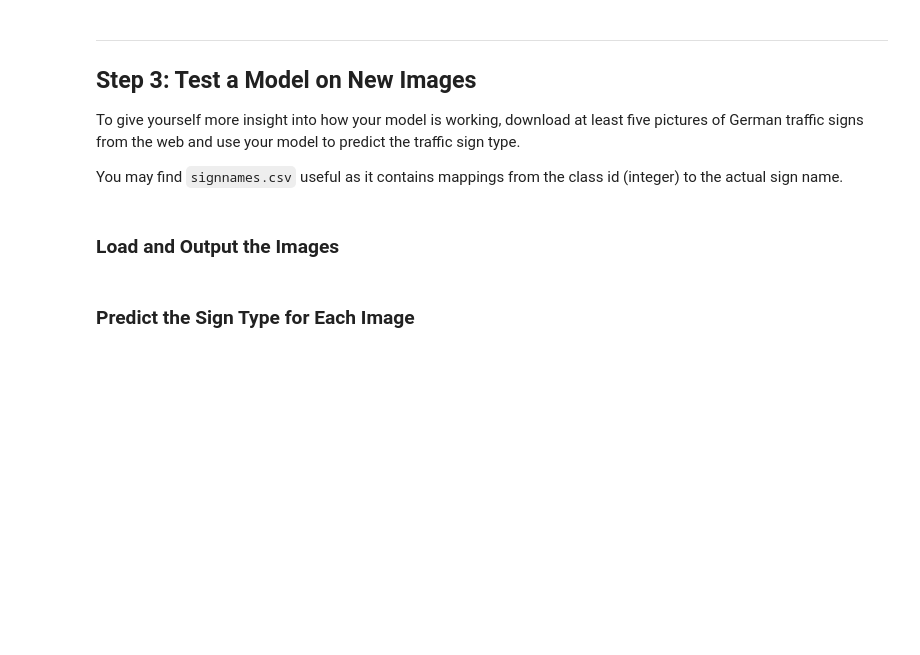
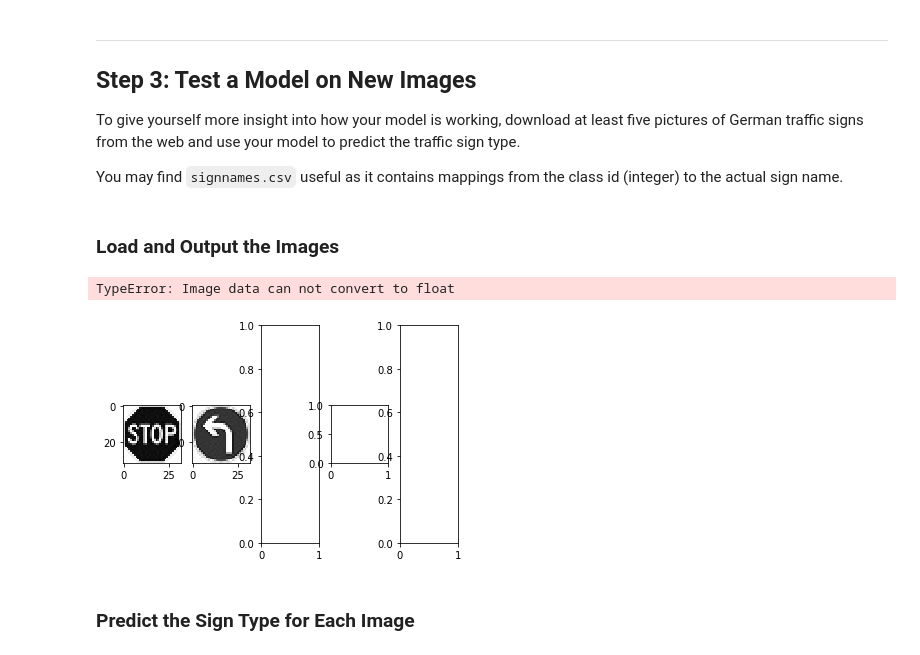
Before and after one commit to kimasenbeck/TrafficSignClassifier, a Jupyter notebook: Traffic_Sign_Classifier.ipynb, the cells around one changed output. Saved outputs shown, nothing was run; the diff lists cells and outputs as text; code cells hidden in the pictures; blank space fills up the shorter version.

Commit message:
added images, began classification

```diff
--- a/Traffic_Sign_Classifier.ipynb
+++ b/Traffic_Sign_Classifier.ipynb
@@ -355,3 +352,29 @@ You may find `signnames.csv` useful as it contains mappings from the class id (i
+# %%
+### Load the images and plot them here.
+### Feel free to use as many code cells as needed.
+import cv2
+
+f, axarr = plt.subplots(1,5)
+
+img1 = cv2.imread('new_images\stop.jpg', 0) # == grayscale
+axarr[0].imshow(img1, cmap='gray')
+
+img2 = cv2.imread('new_images\left_turn.jpg', 0)
+axarr[1].imshow(img2, cmap='gray')
+
+# img3 = cv2.imread('new_images\right.jpg', 0)
+# axarr[2].imshow(img3)
+
+# img4 = cv2.imread('new_images\traffic_signal.jpg', 0)
+# axarr[3].imshow(img4)
+
+#img5 = cv2.imread('new_images\60.jpg', 0)
+#axarr[4].imshow(img5)
+
+plt.show()
+# %% [output]
+TypeError: Image data can not convert to float
+[figure, added]
 # %% [markdown]
 ### Predict the Sign Type for Each Image
 # %%
```
Also changed, not shown: parts of 6 cells of this notebook, 11 other files.
